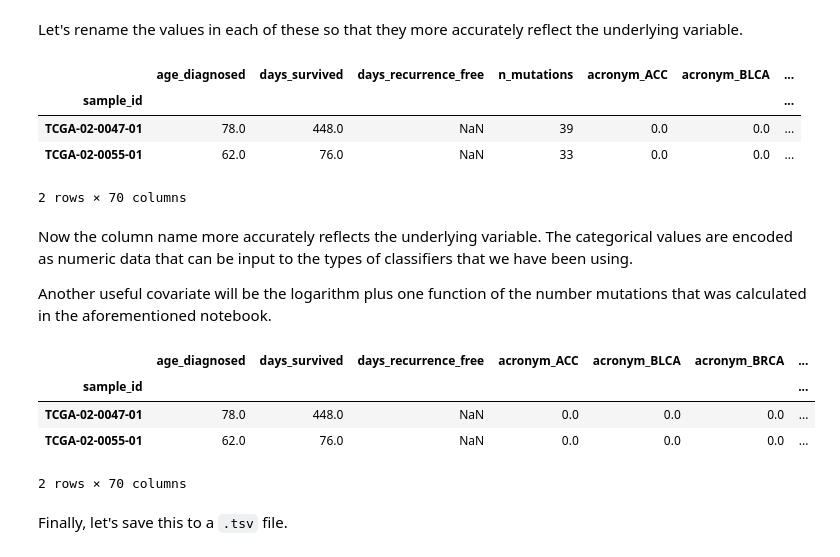
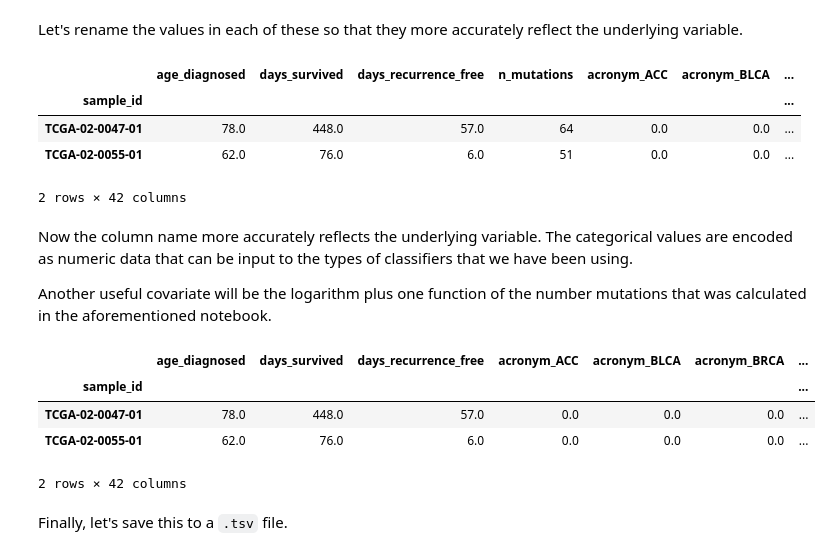
Before and after one commit to cognoma/cancer-data, a Jupyter notebook: 4.covariates.ipynb, the cells around one changed output. Drawn from its saved outputs; the diff is of its cells as text; code cells hidden in the pictures.

```diff
--- a/4.covariates.ipynb
+++ b/4.covariates.ipynb
@@ -12,6 +12,6 @@ Let's peak at the sample data.
 # %%
 path = os.path.join('data', 'samples.tsv')
 covariates_df = pd.read_table(path, index_col=0)
-covariates_df = covariates_df.rename(columns={'organ_of_origin': 'organ'})
-covariates_df.head(10)
+covariates_df['recurred'] = covariates_df.days_recurrence_free.notnull().astype(int)
+covariates_df.head(4).transpose()
 # %% [output]
@@ -51,7 +60,7 @@ n_mutations                0
 dtype: int64
 # %%
 # Specify which variables are categorical
-categorical_variables = ['acronym', 'organ', 'gender', 'dead', 'recurred']
+categorical_variables = ['acronym', 'gender', 'dead', 'recurred']
 
 # Number of categories per categorical variable
 covariates_df[categorical_variables].apply(lambda x: x.nunique())
@@ -62,6 +70,3 @@ gender       2
 dead         2
 recurred     2
 dtype: int64
-# %%
-covariates_df.drop(['patient_id', 'sample_type', 'disease'], axis=1, inplace=True)
-print('Remaining variables to encode: %s' % ', '.join(categorical_variables))
@@ -69,0 +73,4 @@ Remaining variables to encode: acronym, organ, gender, dead, recurred
+# %%
+continuous_variables = ['age_diagnosed', 'days_survived', 'days_recurrence_free', 'n_mutations']
+covariates_df = covariates_df[categorical_variables + continuous_variables]
+covariates_df.head(2)
@@ -83,21 +87,21 @@ pd.get_dummies(covariates_df, columns=categorical_variables).head(2)
 Let's rename the values in each of these so that they more accurately reflect the underlying variable.
 # %%
 renamer = {
-    'dead_0.0': 'alive',
-    'dead_1.0': 'dead',
-    'recurred_0.0': 'has_not_recurred',
-    'recurred_1.0': 'has_recurred',
+    'dead_0': 'alive',
+    'dead_1': 'dead',
+    'recurred_0': 'has_not_recurred',
+    'recurred_1': 'has_recurred',
     'gender_Female': 'female',
     'gender_Male': 'male',
 }
 covariates_df = pd.get_dummies(covariates_df, columns=categorical_variables).rename(columns=renamer)
 covariates_df.head(2)
 # %% [output]
 |  | age_diagnosed | days_survived | days_recurrence_free | n_mutations | acronym_ACC | acronym_BLCA | ... |
 | sample_id |  |  |  |  |  |  | ... |
-| TCGA-02-0047-01 | 78.0 | 448.0 | NaN | 39 | 0.0 | 0.0 | ... |
-| TCGA-02-0055-01 | 62.0 | 76.0 | NaN | 33 | 0.0 | 0.0 | ... |
+| TCGA-02-0047-01 | 78.0 | 448.0 | 57.0 | 64 | 0.0 | 0.0 | ... |
+| TCGA-02-0055-01 | 62.0 | 76.0 | 6.0 | 51 | 0.0 | 0.0 | ... |
-2 rows × 70 columns
+2 rows × 42 columns
 # %% [markdown]
 Now the column name more accurately reflects the underlying variable. The categorical values are encoded as numeric data that can be input to the types of classifiers that we have been using.
 
@@ -108,9 +112,9 @@ covariates_df.head(2)
 # %% [output]
 |  | age_diagnosed | days_survived | days_recurrence_free | acronym_ACC | acronym_BLCA | acronym_BRCA | ... |
 | sample_id |  |  |  |  |  |  | ... |
-| TCGA-02-0047-01 | 78.0 | 448.0 | NaN | 0.0 | 0.0 | 0.0 | ... |
-| TCGA-02-0055-01 | 62.0 | 76.0 | NaN | 0.0 | 0.0 | 0.0 | ... |
+| TCGA-02-0047-01 | 78.0 | 448.0 | 57.0 | 0.0 | 0.0 | 0.0 | ... |
+| TCGA-02-0055-01 | 62.0 | 76.0 | 6.0 | 0.0 | 0.0 | 0.0 | ... |
-2 rows × 70 columns
+2 rows × 42 columns
 # %% [markdown]
 Finally, let's save this to a <code>.tsv</code> file.
 # %%
```
Also changed, not shown: parts of 6 cells of this notebook, 25 other files.
